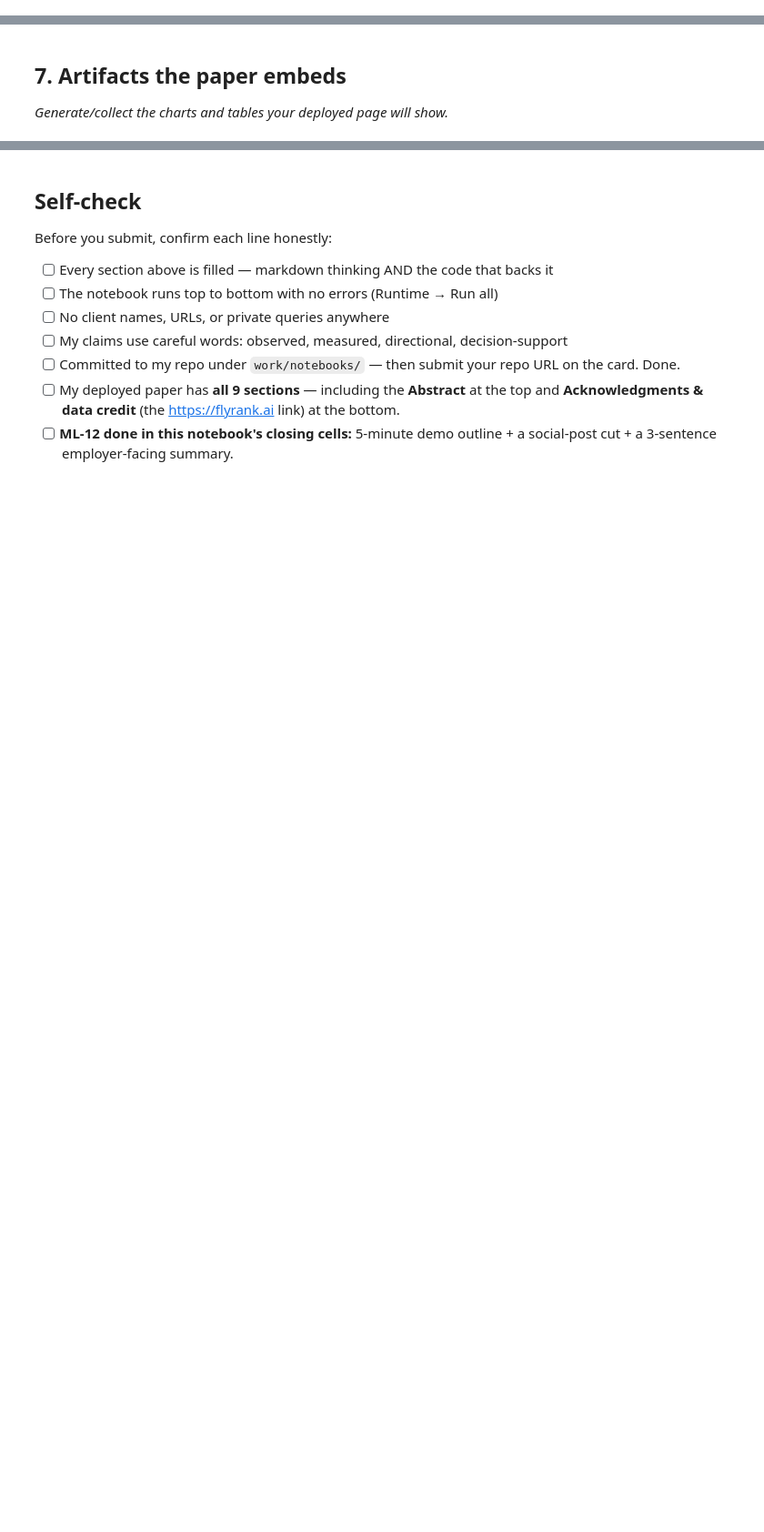
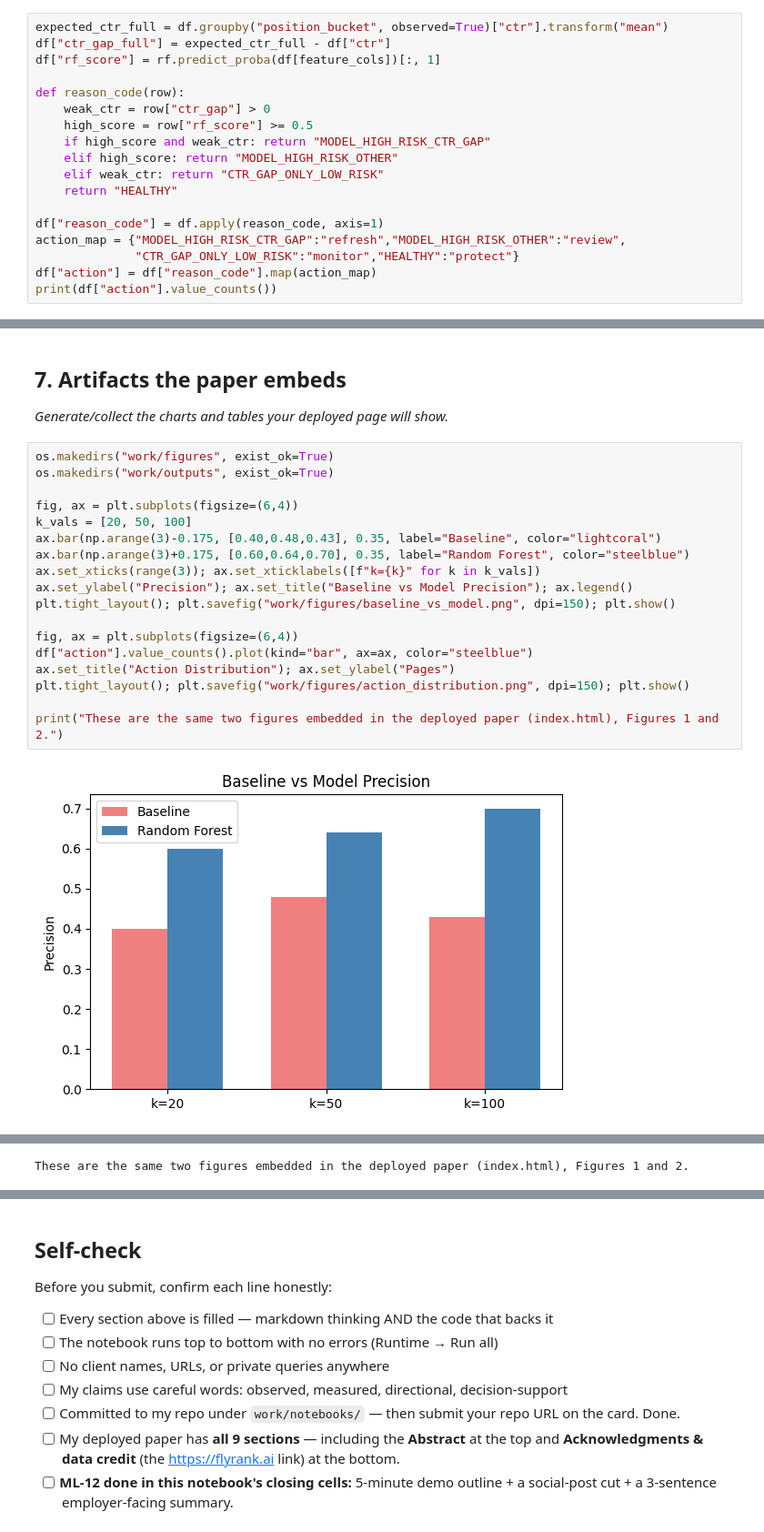
Before and after one commit to hamidism/Machine-Learning-intern, a Jupyter notebook: work/notebooks/capstone.ipynb, the cells around one changed output, grey strips where cells are left out. Shown at 91% size. Drawn from its saved outputs; the diff is of its cells as text; blank space fills up the shorter version.

```diff
--- a/work/notebooks/capstone.ipynb
+++ b/work/notebooks/capstone.ipynb
@@ -30,3 +177,21 @@ This skeleton is yours to fill. Work the sections **in order** — each one has
 ## 6. Ranked recommendations
 
 *The action playbook output — the paper's recommendations section.*
+# %%
+expected_ctr_full = df.groupby("position_bucket", observed=True)["ctr"].transform("mean")
+df["ctr_gap_full"] = expected_ctr_full - df["ctr"]
+df["rf_score"] = rf.predict_proba(df[feature_cols])[:, 1]
+
+def reason_code(row):
+    weak_ctr = row["ctr_gap"] > 0
+    high_score = row["rf_score"] >= 0.5
+    if high_score and weak_ctr: return "MODEL_HIGH_RISK_CTR_GAP"
+    elif high_score: return "MODEL_HIGH_RISK_OTHER"
+    elif weak_ctr: return "CTR_GAP_ONLY_LOW_RISK"
+    return "HEALTHY"
+
+df["reason_code"] = df.apply(reason_code, axis=1)
+action_map = {"MODEL_HIGH_RISK_CTR_GAP":"refresh","MODEL_HIGH_RISK_OTHER":"review",
+              "CTR_GAP_ONLY_LOW_RISK":"monitor","HEALTHY":"protect"}
+df["action"] = df["reason_code"].map(action_map)
+print(df["action"].value_counts())
@@ -34,3 +211,23 @@ This skeleton is yours to fill. Work the sections **in order** — each one has
 ## 7. Artifacts the paper embeds
 
 *Generate/collect the charts and tables your deployed page will show.*
+# %%
+os.makedirs("work/figures", exist_ok=True)
+os.makedirs("work/outputs", exist_ok=True)
+
+fig, ax = plt.subplots(figsize=(6,4))
+k_vals = [20, 50, 100]
+ax.bar(np.arange(3)-0.175, [0.40,0.48,0.43], 0.35, label="Baseline", color="lightcoral")
+ax.bar(np.arange(3)+0.175, [0.60,0.64,0.70], 0.35, label="Random Forest", color="steelblue")
+ax.set_xticks(range(3)); ax.set_xticklabels([f"k={k}" for k in k_vals])
+ax.set_ylabel("Precision"); ax.set_title("Baseline vs Model Precision"); ax.legend()
+plt.tight_layout(); plt.savefig("work/figures/baseline_vs_model.png", dpi=150); plt.show()
+
+fig, ax = plt.subplots(figsize=(6,4))
+df["action"].value_counts().plot(kind="bar", ax=ax, color="steelblue")
+ax.set_title("Action Distribution"); ax.set_ylabel("Pages")
+plt.tight_layout(); plt.savefig("work/figures/action_distribution.png", dpi=150); plt.show()
+
+print("These are the same two figures embedded in the deployed paper (index.html), Figures 1 and 2.")
+# %% [output]
+[figure, added]
@@ -36,0 +235 @@ This skeleton is yours to fill. Work the sections **in order** — each one has
+These are the same two figures embedded in the deployed paper (index.html), Figures 1 and 2.
```
Also changed, not shown: parts of 15 cells of this notebook.
